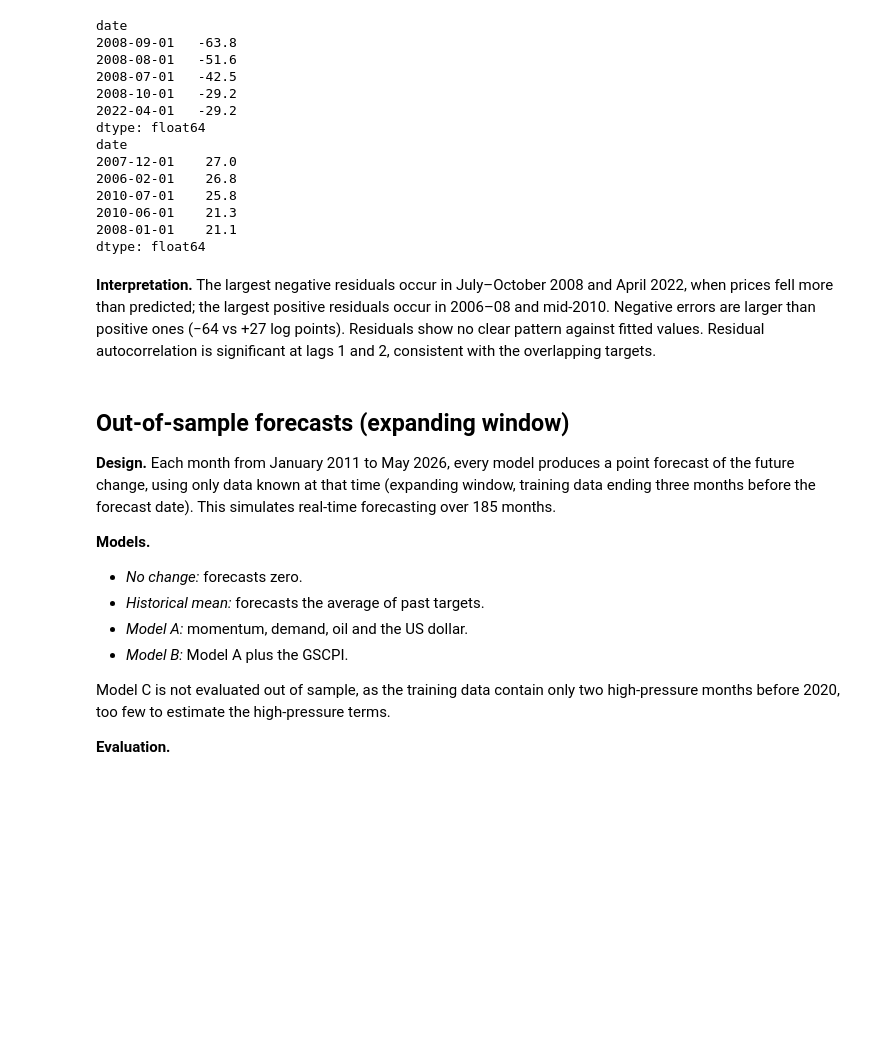
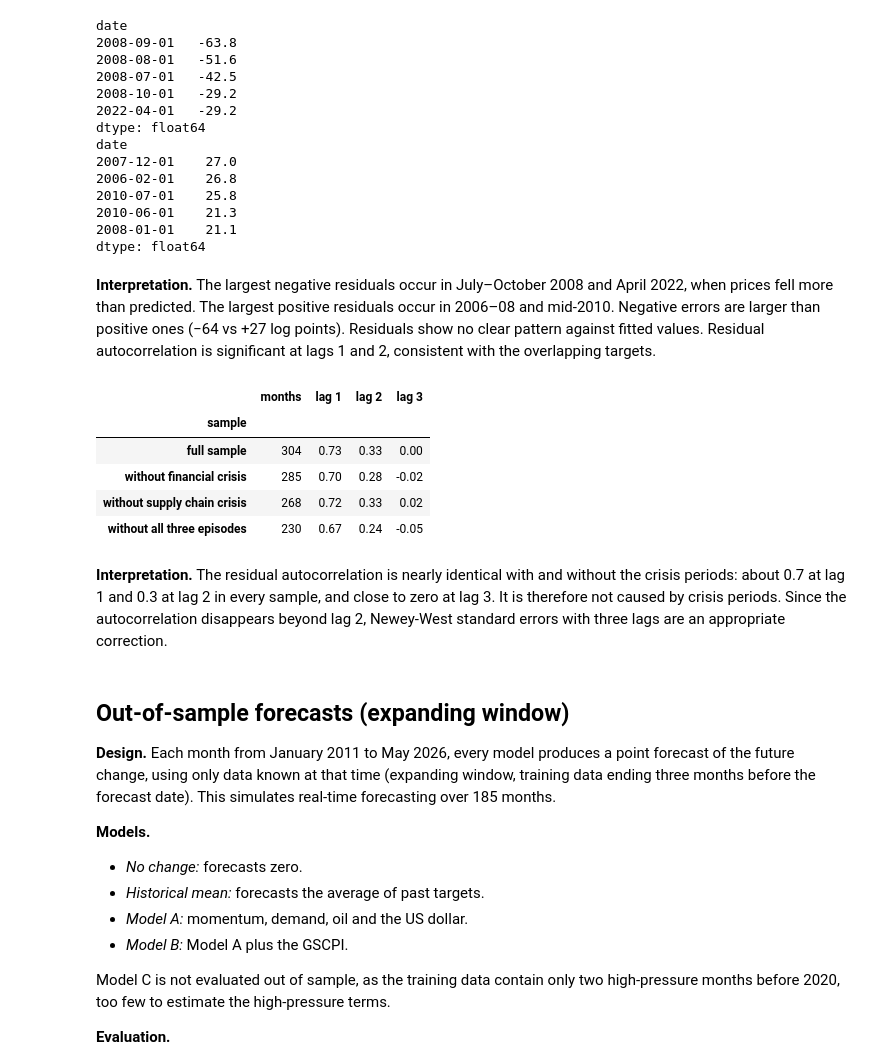
Before and after one commit to cilenia-gif/metals-supply-chain-pressure, a Jupyter notebook: code/03_model.ipynb, the cells around one changed output. Cells and saved outputs as stored; diff of their text form; code cells hidden in the pictures; blank space fills up the shorter version.

```diff
--- a/code/03_model.ipynb
+++ b/code/03_model.ipynb
@@ -453,7 +453,44 @@ date
 2008-01-01    21.1
 dtype: float64
 # %% [markdown]
-**Interpretation.** The largest negative residuals occur in July–October 2008 and April 2022, when prices fell more than predicted; the largest positive residuals occur in 2006–08 and mid-2010. Negative errors are larger than positive ones (−64 vs +27 log points). Residuals show no clear pattern against fitted values. Residual autocorrelation is significant at lags 1 and 2, consistent with the overlapping targets.
+**Interpretation.** The largest negative residuals occur in July–October 2008 and April 2022, when prices fell more than predicted. The largest positive residuals occur in 2006–08 and mid-2010. Negative errors are larger than positive ones (−64 vs +27 log points). Residuals show no clear pattern against fitted values. Residual autocorrelation is significant at lags 1 and 2, consistent with the overlapping targets.
+# %%
+# Does the residual autocorrelation come from crisis periods?
+def residual_autocorrelation(residuals, lag):
+    """Correlation of residuals with those exactly `lag` months later (pairs across removed months are skipped)."""
+    later = residuals.shift(-lag, freq="MS")                 # residual of the month `lag` months later
+    pairs = pd.concat([residuals, later], axis=1, join="inner")
+    return pairs.iloc[:, 0].corr(pairs.iloc[:, 1])
+
+
+samples = {
+    "full sample": analysis,
+    "without financial crisis": without_episodes("financial crisis"),
+    "without supply chain crisis": without_episodes("supply chain crisis"),
+    "without all three episodes": without_episodes(*EPISODES),
+}
+
+rows = []
+for name, sample in samples.items():
+    residuals_sample = fit_regression(sample, MODEL_B).resid
+    rows.append({
+        "sample": name,
+        "months": len(sample),
+        "lag 1": residual_autocorrelation(residuals_sample, 1),
+        "lag 2": residual_autocorrelation(residuals_sample, 2),
+        "lag 3": residual_autocorrelation(residuals_sample, 3),
+    })
+
+pd.DataFrame(rows).set_index("sample").round(2)
+# %% [output]
+|  | months | lag 1 | lag 2 | lag 3 |
+| sample |  |  |  |  |
+| full sample | 304 | 0.73 | 0.33 | 0.00 |
+| without financial crisis | 285 | 0.70 | 0.28 | -0.02 |
+| without supply chain crisis | 268 | 0.72 | 0.33 | 0.02 |
+| without all three episodes | 230 | 0.67 | 0.24 | -0.05 |
+# %% [markdown]
+**Interpretation.** The residual autocorrelation is nearly identical with and without the crisis periods: about 0.7 at lag 1 and 0.3 at lag 2 in every sample, and close to zero at lag 3. It is therefore not caused by crisis periods. Since the autocorrelation disappears beyond lag 2, Newey-West standard errors with three lags are an appropriate correction.
 # %% [markdown]
 ## Out-of-sample forecasts (expanding window)
 
```
Also changed, not shown: parts of 17 cells of this notebook, 11 other files.
